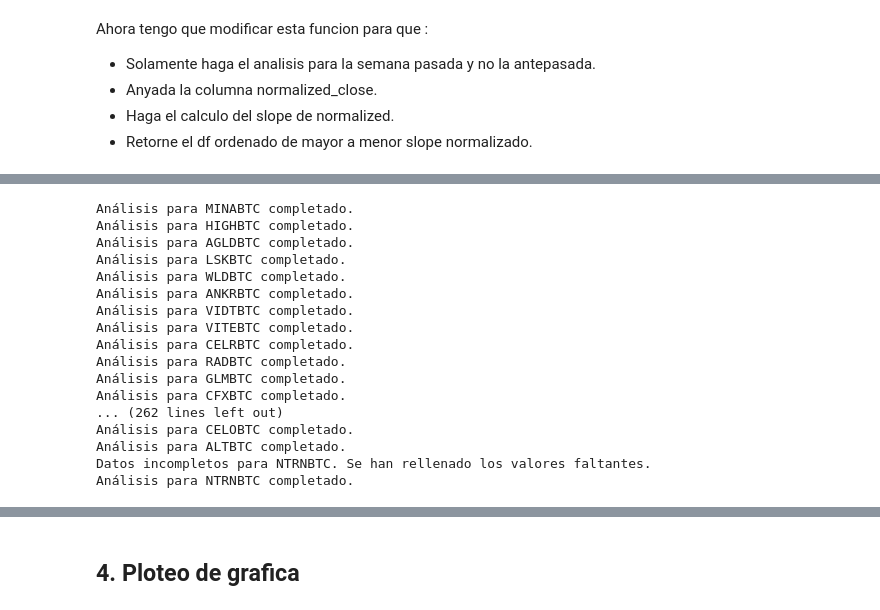
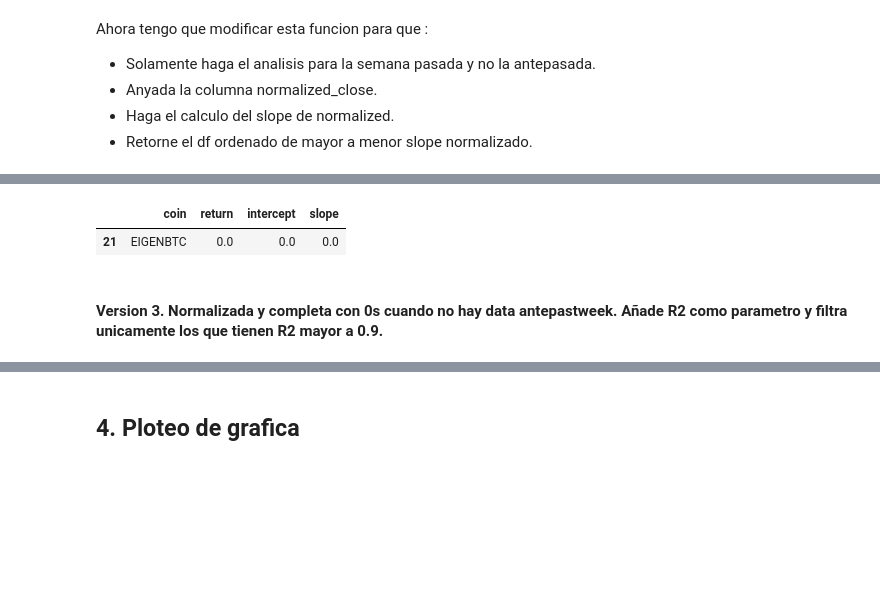
Before and after one commit to eduardogv/binance-momentum, a Jupyter notebook: binance_top_coins.ipynb, the cells around one changed output, grey strips where cells are left out. Drawn from its saved outputs; the diff is of its cells as text; code cells hidden in the pictures; blank space fills up the shorter version.

```diff
--- a/binance_top_coins.ipynb
+++ b/binance_top_coins.ipynb
@@ -502,3 +499,12 @@ df_maestro2_debug_antepastweek
+# %%
+#Valido que efectivamente este colocando 0 en los valores que fallaron anteriormente.
+test =  df_v2_antepastweek[df_v2_antepastweek['coin'] == "EIGENBTC"]
+test
+# %% [output]
+|  | coin | return | intercept | slope |
+| 21 | EIGENBTC | 0.0 | 0.0 | 0.0 |
+# %% [markdown]
+#### Version 3. Normalizada y completa con 0s cuando no hay data antepastweek. Añade R2 como parametro y filtra unicamente los que tienen R2 mayor a 0.9.
 # %%
 # VERSION QUE USA R2
 import os
@@ -606,22 +611,0 @@ def analyze_crypto_data_r2(data_folder='data_past2weeks'):
-# %%
-# Ejemplo de uso
-#week 2 es ultima semana y week 1 es antepenultima semana
-df_maestro2_debug_r2 = analyze_crypto_data_r2()
-# %% [output]
-Análisis para MINABTC completado.
-Análisis para HIGHBTC completado.
-Análisis para AGLDBTC completado.
-Análisis para LSKBTC completado.
-Análisis para WLDBTC completado.
-Análisis para ANKRBTC completado.
-Análisis para VIDTBTC completado.
-Análisis para VITEBTC completado.
-Análisis para CELRBTC completado.
-Análisis para RADBTC completado.
-Análisis para GLMBTC completado.
-Análisis para CFXBTC completado.
-... (262 lines left out)
-Análisis para CELOBTC completado.
-Análisis para ALTBTC completado.
-Datos incompletos para NTRNBTC. Se han rellenado los valores faltantes.
-Análisis para NTRNBTC completado.
```
Also changed, not shown: parts of 28 cells of this notebook.
